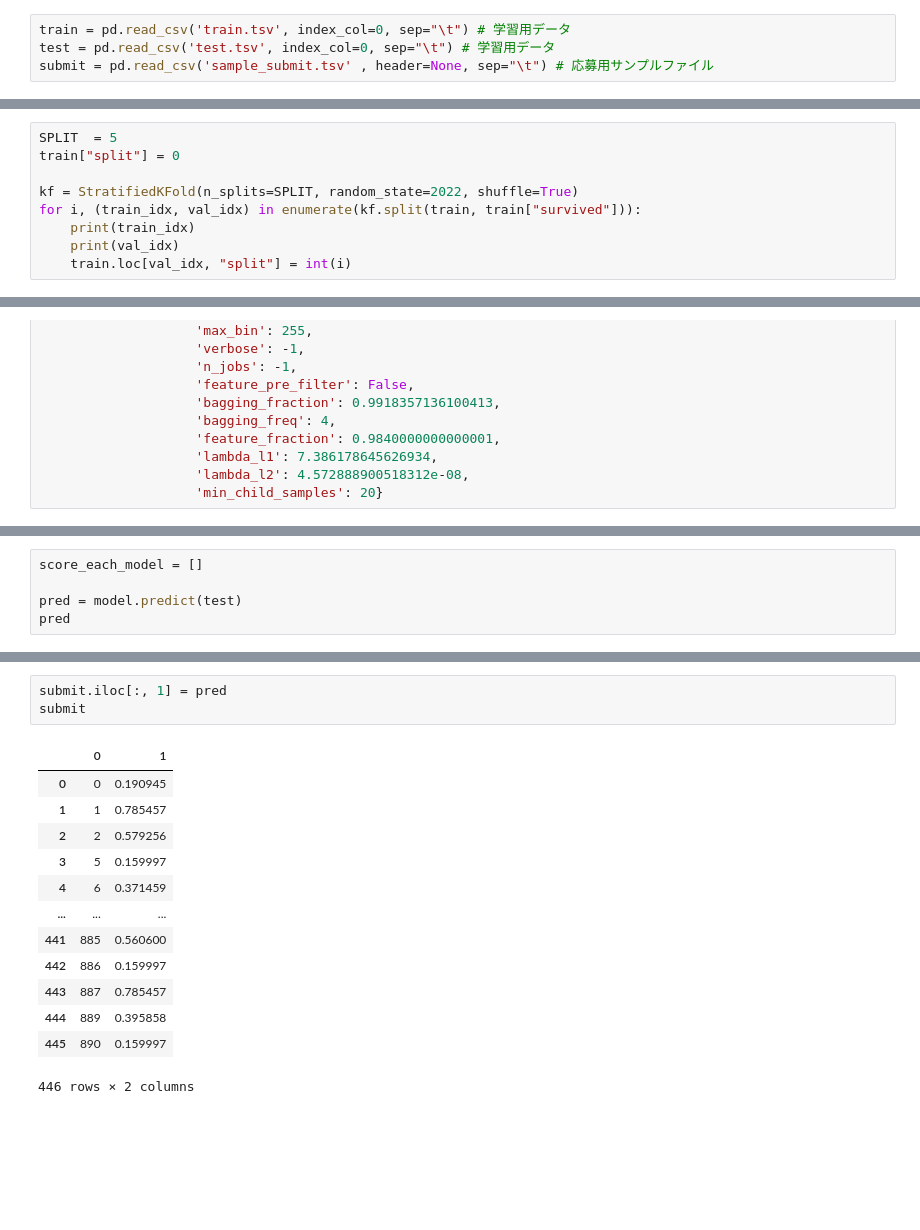
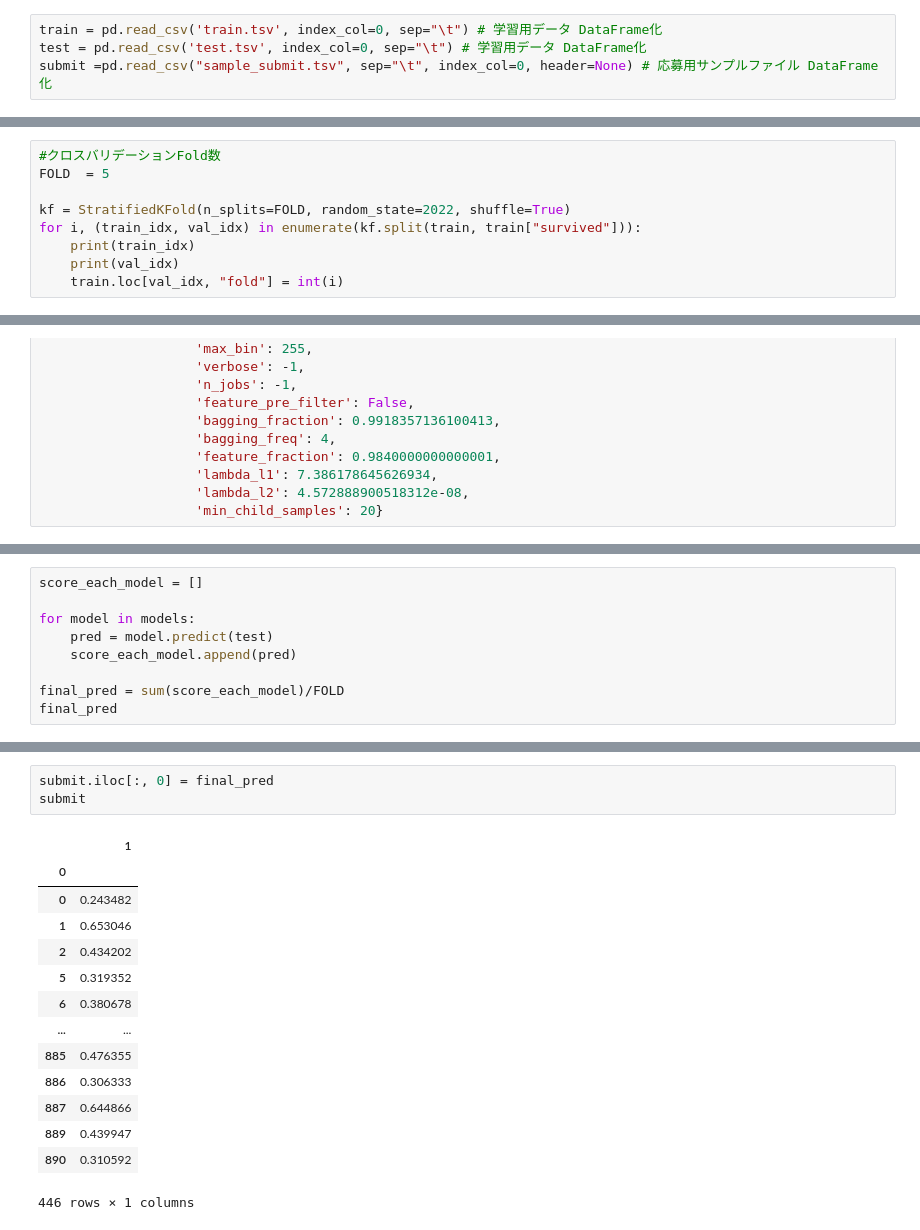
Before and after one commit to daipoon/competition_code, a Jupyter notebook: Titanic_Baseline.ipynb, the cells around one changed output, grey strips where cells are left out. Drawn from its saved outputs; the diff is of its cells as text; blank space fills up the shorter version.

```diff
--- a/Titanic_Baseline.ipynb
+++ b/Titanic_Baseline.ipynb
@@ -11,9 +14,9 @@ from sklearn.preprocessing import LabelEncoder
 from sklearn.model_selection import StratifiedKFold
 from sklearn.metrics import roc_auc_score
 # %%
-train = pd.read_csv('train.tsv', index_col=0, sep="\t") # 学習用データ
-test = pd.read_csv('test.tsv', index_col=0, sep="\t") # 学習用データ
-submit = pd.read_csv('sample_submit.tsv' , header=None, sep="\t") # 応募用サンプルファイル
+train = pd.read_csv('train.tsv', index_col=0, sep="\t") # 学習用データ DataFrame化
+test = pd.read_csv('test.tsv', index_col=0, sep="\t") # 学習用データ DataFrame化
+submit =pd.read_csv("sample_submit.tsv", sep="\t", index_col=0, header=None) # 応募用サンプルファイル DataFrame化
 # %%
 train
 # %% [output]
@@ -159,14 +167,14 @@ train
 | 444 | 0 | 3 | 0 | NaN | 1 | 2 | 23.4500 | 2 |
 445 rows × 8 columns
 # %%
-SPLIT  = 5
-train["split"] = 0
+#クロスバリデーションFold数
+FOLD  = 5
 
-kf = StratifiedKFold(n_splits=SPLIT, random_state=2022, shuffle=True)
+kf = StratifiedKFold(n_splits=FOLD, random_state=2022, shuffle=True)
 for i, (train_idx, val_idx) in enumerate(kf.split(train, train["survived"])):
     print(train_idx)
     print(val_idx)
-    train.loc[val_idx, "split"] = int(i)
+    train.loc[val_idx, "fold"] = int(i)
 # %% [output]
 [  1   2   3   4   5   6   7   8   9  10  11  12  15  16  17  20  21  22
   23  24  25  26  27  29  31  33  34  35  36  39  40  41  42  43  44  45
@@ -284,6 +370,10 @@ plt.show()
 # %%
 score_each_model = []
 
-pred = model.predict(test)
-pred
+for model in models:
+    pred = model.predict(test)
+    score_each_model.append(pred)
+
+final_pred = sum(score_each_model)/FOLD
+final_pred
 # %% [output]
@@ -307,18 +397,19 @@ array([0.19094505, 0.78545659, 0.57925599, 0.15999686, 0.37145924,
 # %%
-submit.iloc[:, 1] = pred
+submit.iloc[:, 0] = final_pred
 submit
 # %% [output]
-|  | 0 | 1 |
-| 0 | 0 | 0.190945 |
-| 1 | 1 | 0.785457 |
-| 2 | 2 | 0.579256 |
-| 3 | 5 | 0.159997 |
-| 4 | 6 | 0.371459 |
-| ... | ... | ... |
-| 441 | 885 | 0.560600 |
-| 442 | 886 | 0.159997 |
-| 443 | 887 | 0.785457 |
-| 444 | 889 | 0.395858 |
-| 445 | 890 | 0.159997 |
+|  | 1 |
+| 0 |  |
+| 0 | 0.243482 |
+| 1 | 0.653046 |
+| 2 | 0.434202 |
+| 5 | 0.319352 |
+| 6 | 0.380678 |
+| ... | ... |
+| 885 | 0.476355 |
+| 886 | 0.306333 |
+| 887 | 0.644866 |
+| 889 | 0.439947 |
+| 890 | 0.310592 |
-446 rows × 2 columns
+446 rows × 1 columns
 # %%
```
Also changed, not shown: parts of 12 cells of this notebook.
